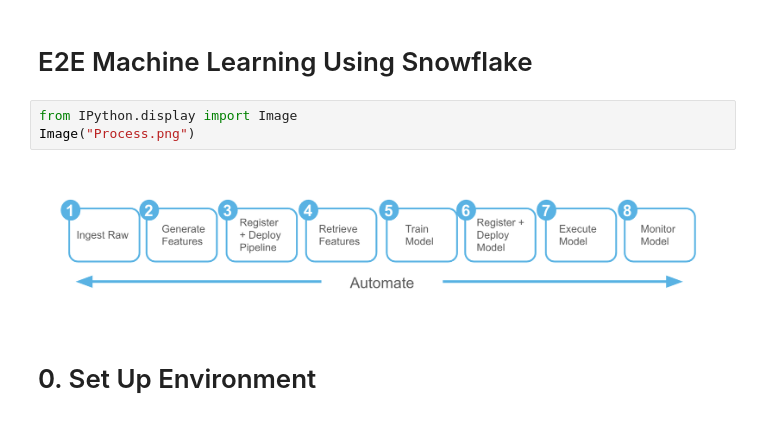
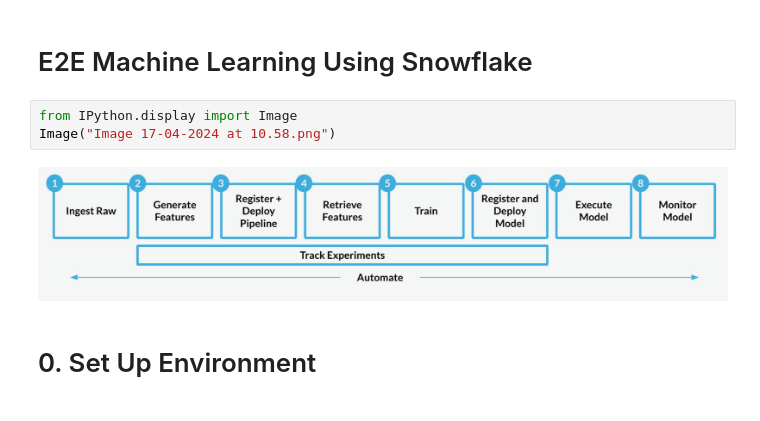
Before and after one commit to sfc-gh-mitaylor/ML-Ops, a Jupyter notebook: MBDA Demo.ipynb, the cells around one changed output. Saved outputs shown, nothing was run; the diff lists cells and outputs as text.

```diff
--- a/MBDA Demo.ipynb
+++ b/MBDA Demo.ipynb
@@ -2,9 +2,9 @@
 # E2E Machine Learning Using Snowflake
 # %%
 from IPython.display import Image
-Image("Process.png")
+Image("Image 17-04-2024 at 10.58.png")
 # %% [output]
-[figure, old version]
+[figure, new version]
 # %% [markdown]
 # 0. Set Up Environment
 # %%
```
Also changed, not shown: parts of 20 cells of this notebook, 1 other file.
